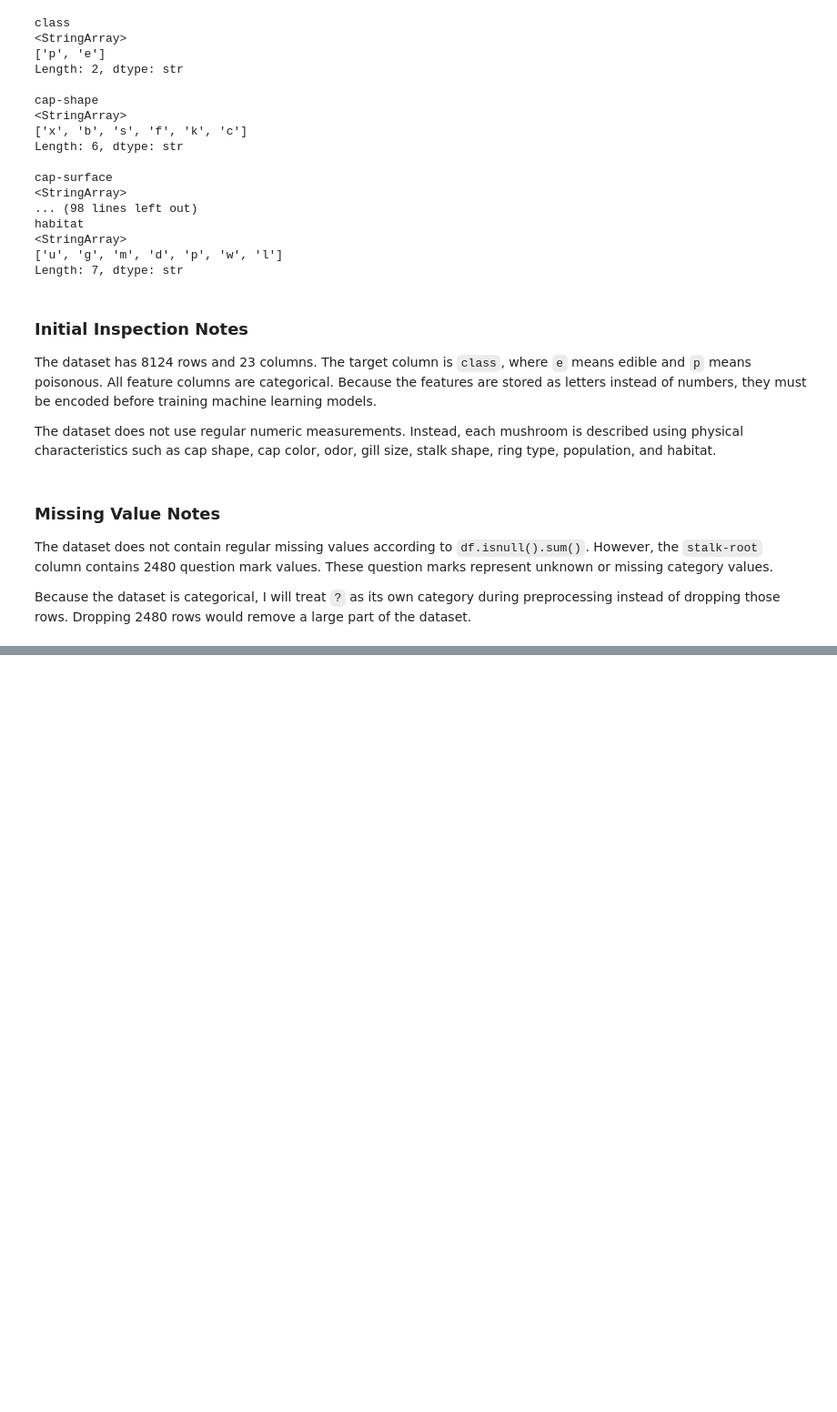
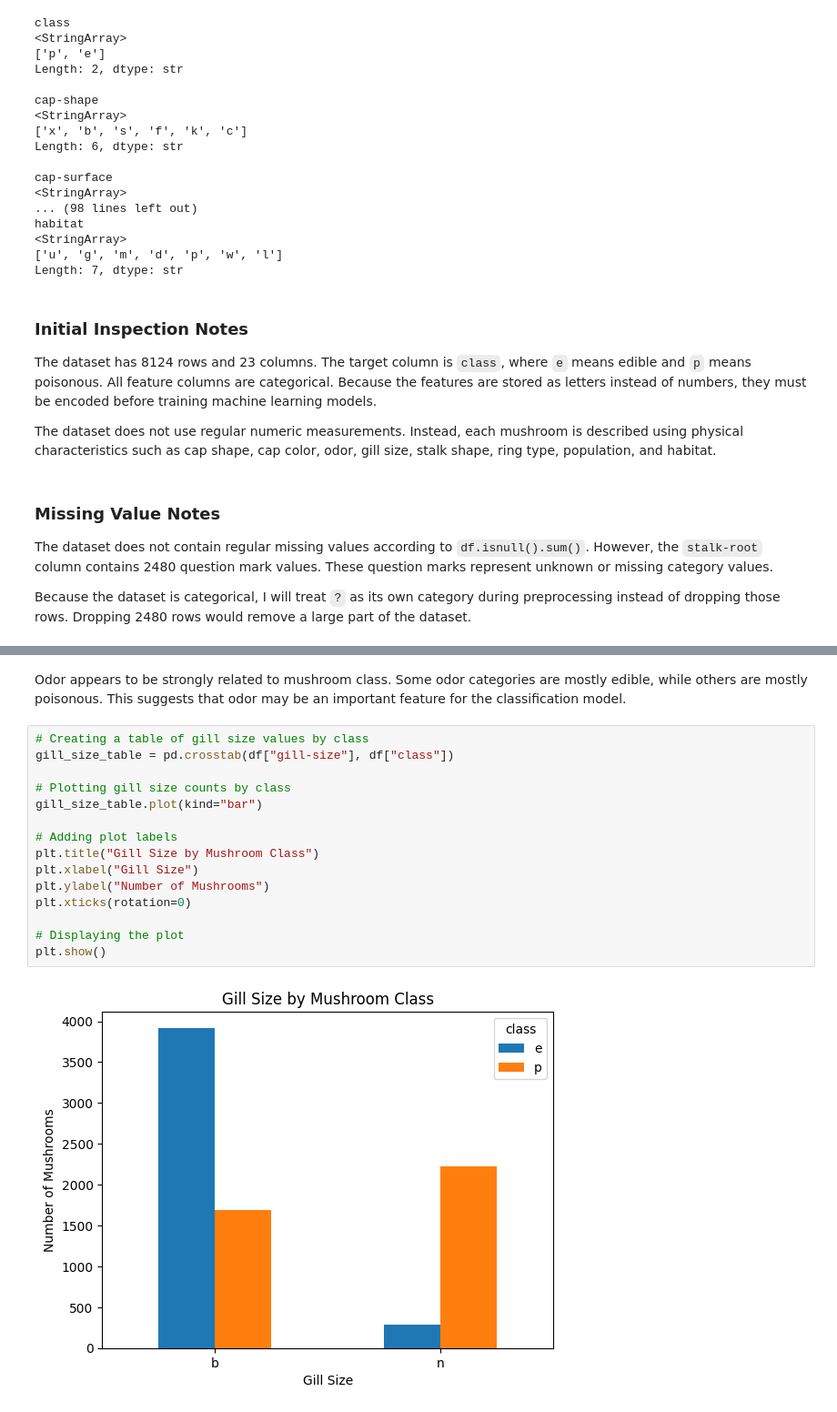
Before and after one commit to samip-bajgai/data3402.finalproject, a Jupyter notebook: notebooks/mushroom_classification_project.ipynb, the cells around one changed output, grey strips where cells are left out. Shown at 91% size. Cells and saved outputs as stored; diff of their text form; blank space fills up the shorter version.

```diff
--- a/notebooks/mushroom_classification_project.ipynb
+++ b/notebooks/mushroom_classification_project.ipynb
@@ -226,0 +264,19 @@ Because the dataset is categorical, I will treat `?` as its own category during
+# %% [markdown]
+Odor appears to be strongly related to mushroom class. Some odor categories are mostly edible, while others are mostly poisonous. This suggests that odor may be an important feature for the classification model.
+# %%
+# Creating a table of gill size values by class
+gill_size_table = pd.crosstab(df["gill-size"], df["class"])
+
+# Plotting gill size counts by class
+gill_size_table.plot(kind="bar")
+
+# Adding plot labels
+plt.title("Gill Size by Mushroom Class")
+plt.xlabel("Gill Size")
+plt.ylabel("Number of Mushrooms")
+plt.xticks(rotation=0)
+
+# Displaying the plot
+plt.show()
+# %% [output]
+[figure, added]
```
Also changed, not shown: parts of 9 cells of this notebook.
